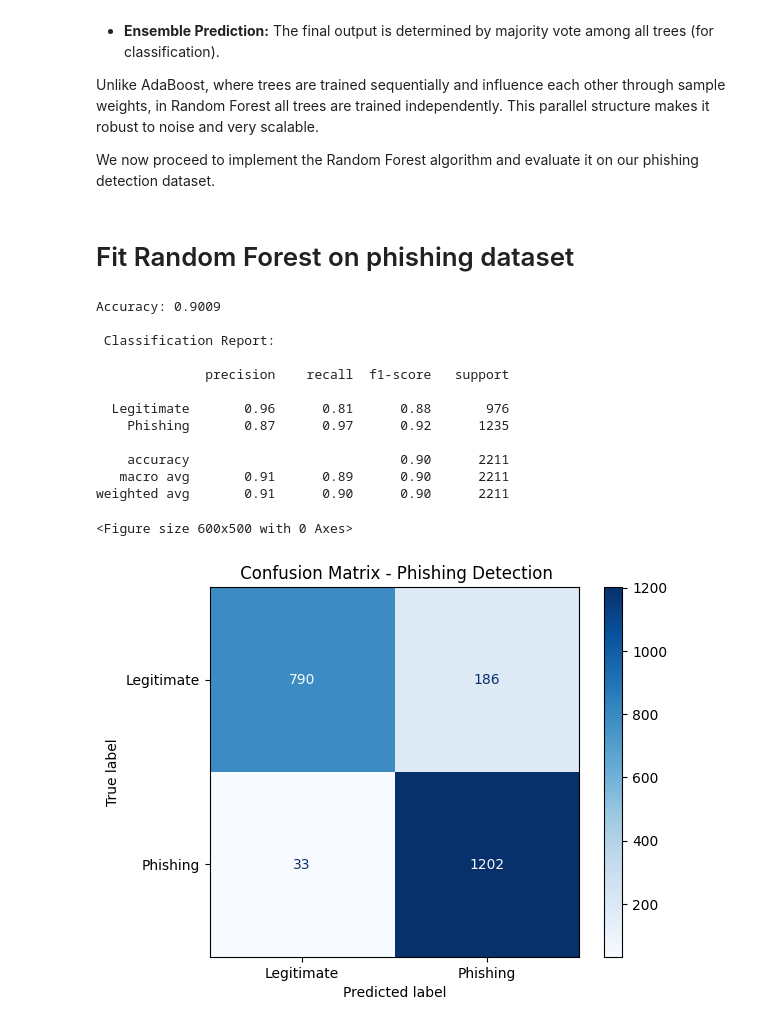
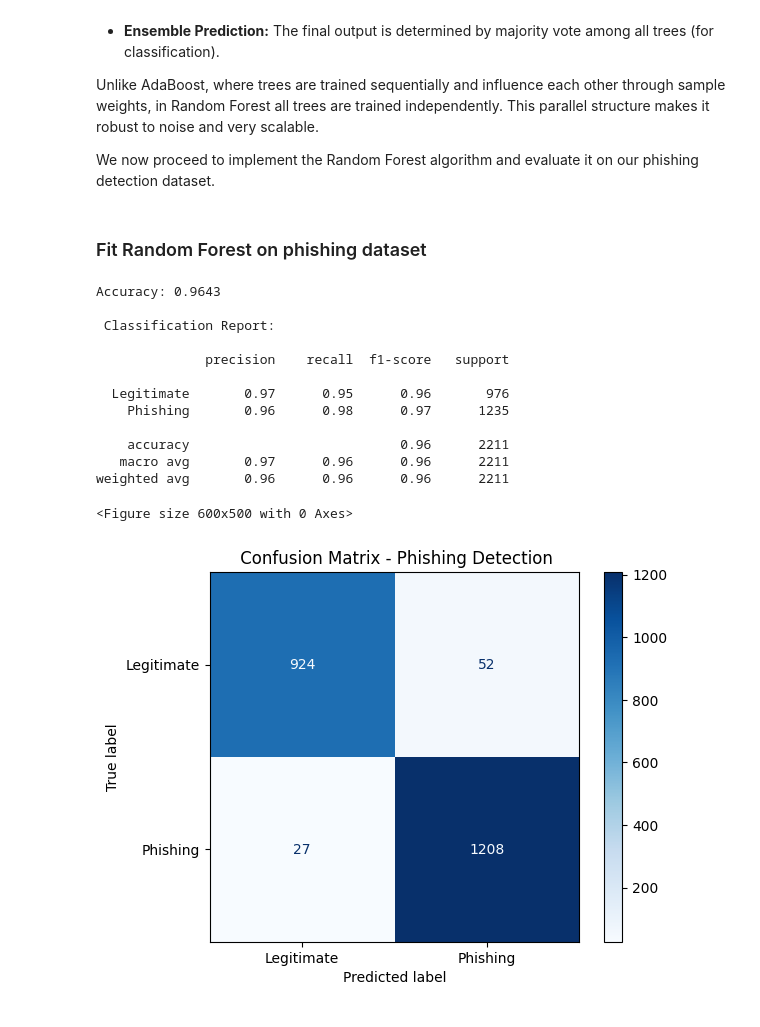
Before and after one commit to Kareemnat12/Machine_learningFinal, a Jupyter notebook: final.ipynb, the cells around one changed output. Drawn from its saved outputs; the diff is of its cells as text; code cells hidden in the pictures.

```diff
--- a/final.ipynb
+++ b/final.ipynb
@@ -500,7 +500,7 @@ import random
 # Bootstrap sampling
 def bootstrap_sample(X, y):
     n_samples = X.shape[0]
-    indices = np.random.choice(n_samples, size=n_samples, replace=True)
+    indices = np.random.choice(n_samples, size=int(n_samples), replace=True)
     return X[indices], y[indices]
 
 # Majority vote
@@ -534,26 +534,26 @@ def random_forest_predict(X, forest):
     y_pred = [majority_vote(row) for row in all_preds.T]
     return np.array(y_pred)
 # %% [markdown]
-# Fit Random Forest on phishing dataset
+### Fit Random Forest on phishing dataset
 # %%
-forest = random_forest_train(X_train, y_train, n_trees=100, max_depth=10)
+forest = random_forest_train(X_train, y_train, n_trees=200, max_depth=30,max_features=int(X_train                                                                                       .shape[1] / 2))
 y_pred = random_forest_predict(X_test, forest)
 evaluate_model(y_test, y_pred)
 # %% [output]
-Accuracy: 0.9009
+Accuracy: 0.9643
 
  Classification Report:
 
               precision    recall  f1-score   support
 
-  Legitimate       0.96      0.81      0.88       976
-    Phishing       0.87      0.97      0.92      1235
+  Legitimate       0.97      0.95      0.96       976
+    Phishing       0.96      0.98      0.97      1235
 
-    accuracy                           0.90      2211
-   macro avg       0.91      0.89      0.90      2211
-weighted avg       0.91      0.90      0.90      2211
+    accuracy                           0.96      2211
+   macro avg       0.97      0.96      0.96      2211
+weighted avg       0.96      0.96      0.96      2211
 <Figure size 600x500 with 0 Axes>
-[figure, old version]
+[figure, new version]
 # %%
 # pre defining the function to show metrics and algorthims form sklearn
 import matplotlib.pyplot as plt
```
Also changed, not shown: parts of 6 cells of this notebook.
